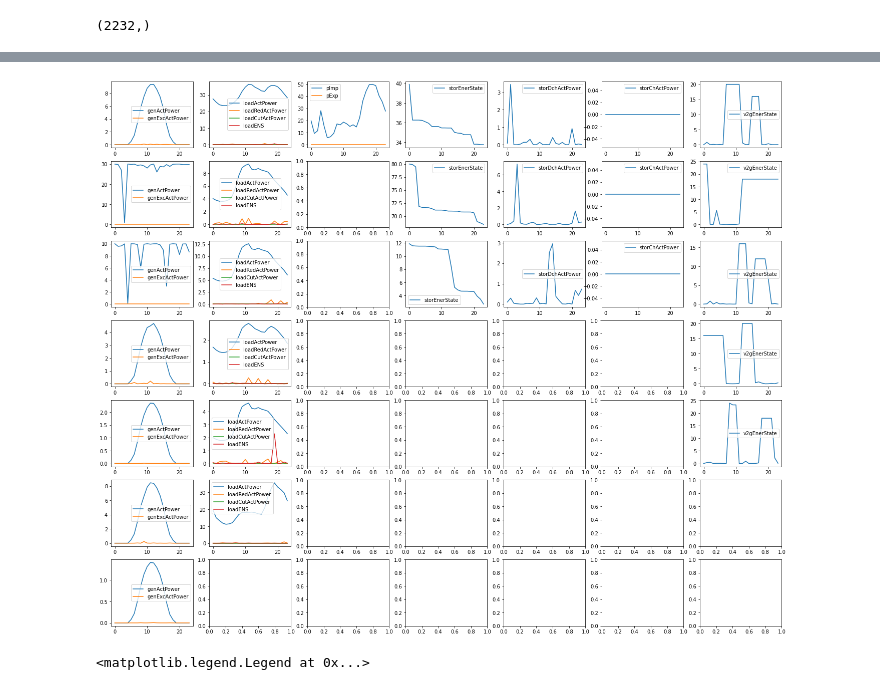
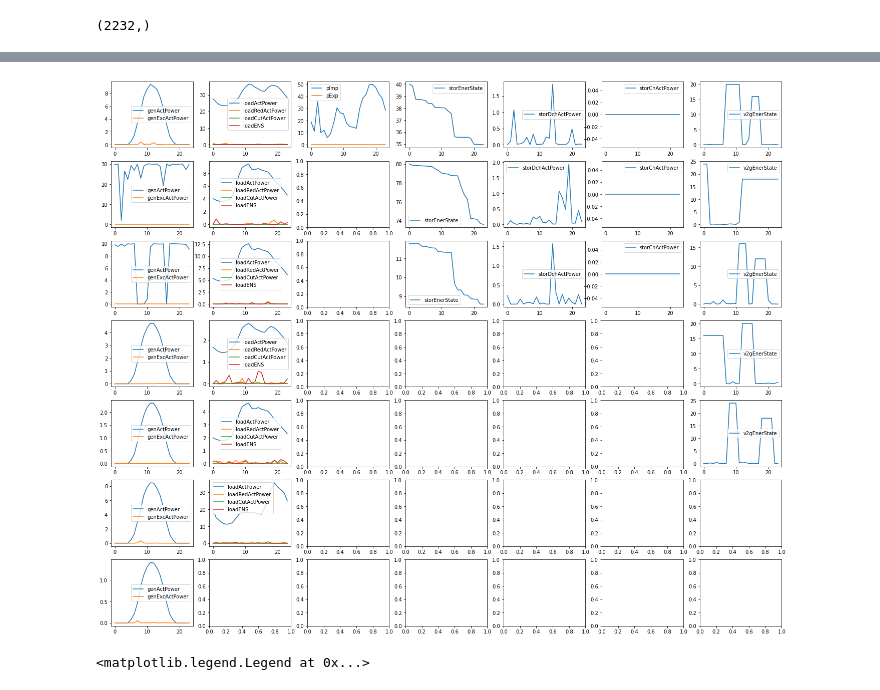
Before and after one commit to ECGomes/eso_project, a Jupyter notebook: hyde-df.ipynb, the cells around one changed output, grey strips where cells are left out. Cells and saved outputs as stored; diff of their text form; code cells hidden in the pictures.

```diff
--- a/hyde-df.ipynb
+++ b/hyde-df.ipynb
@@ -1585,9 +1537,9 @@ encode(maxVals).shape
 # %%
 # Run the HyDE with the generator objective function
 
-N_RUNS = 1
+N_RUNS = 10
 
-deParams = DEParams(I_NP=10, I_itermax=int(2e3), F_CR=1, I_bnd_constr=1)
+deParams = DEParams(I_NP=50, I_itermax=int(2e3), F_CR=1, I_bnd_constr=1)
 otherParams = OtherParameters(objfun='eso_obj', lowerlimit=encode(minVals), upperlimit=encode(maxVals),
                               dim=encode(dict_var).shape[0],
                               var_dictionary=dict_var, param_dictionary=dict_par,
@@ -1635,7 +1593,7 @@ trial_results
 # %%
 fig, axs = plt.subplots(nrows=7, ncols=7, figsize=(24, 20))
 
-PLOT_SOLUTION = 0
+PLOT_SOLUTION = 2
 temp_decodedsol = decode(trial_results['Solution'][PLOT_SOLUTION], dict_var)
 
 for i in np.arange(7):
@@ -1650,34 +1608,34 @@ for i in np.arange(6):
     axs[i, 1].plot(temp_decodedsol['loadRedActPower'][i])
     axs[i, 1].plot(temp_decodedsol['loadCutActPower'][i])
     axs[i, 1].plot(temp_decodedsol['loadENS'][i])
     axs[i, 1].legend(['loadActPower', 'loadRedActPower', 'loadCutActPower', 'loadENS'])
 
 
 axs[0, 2].plot(temp_decodedsol['pImp'])
 axs[0, 2].plot(temp_decodedsol['pExp'])
 axs[0, 2].legend(['pImp', 'pExp'])
 
 
 for i in range(3):
     axs[i, 3].plot(temp_decodedsol['storEnerState'][i])
     axs[i, 3].legend(['storEnerState'])
 
 for i in range(3):
     axs[i, 4].plot(temp_decodedsol['storDchActPower'][i])
     axs[i, 4].legend(['storDchActPower'])
 
 for i in range(3):
     axs[i, 5].plot(temp_decodedsol['storChActPower'][i])
     axs[i, 5].legend(['storChActPower'])
 
 for i in range(5):
     axs[i, 6].plot(temp_decodedsol['v2gEnerState'][i])
     axs[i, 6].legend(['v2gEnerState'])
 
 
 plt.show()
 # %% [output]
-[figure, old version]
+[figure, new version]
 # %%
 # Imports and Exports
 
```
Also changed, not shown: parts of 3 cells of this notebook.
